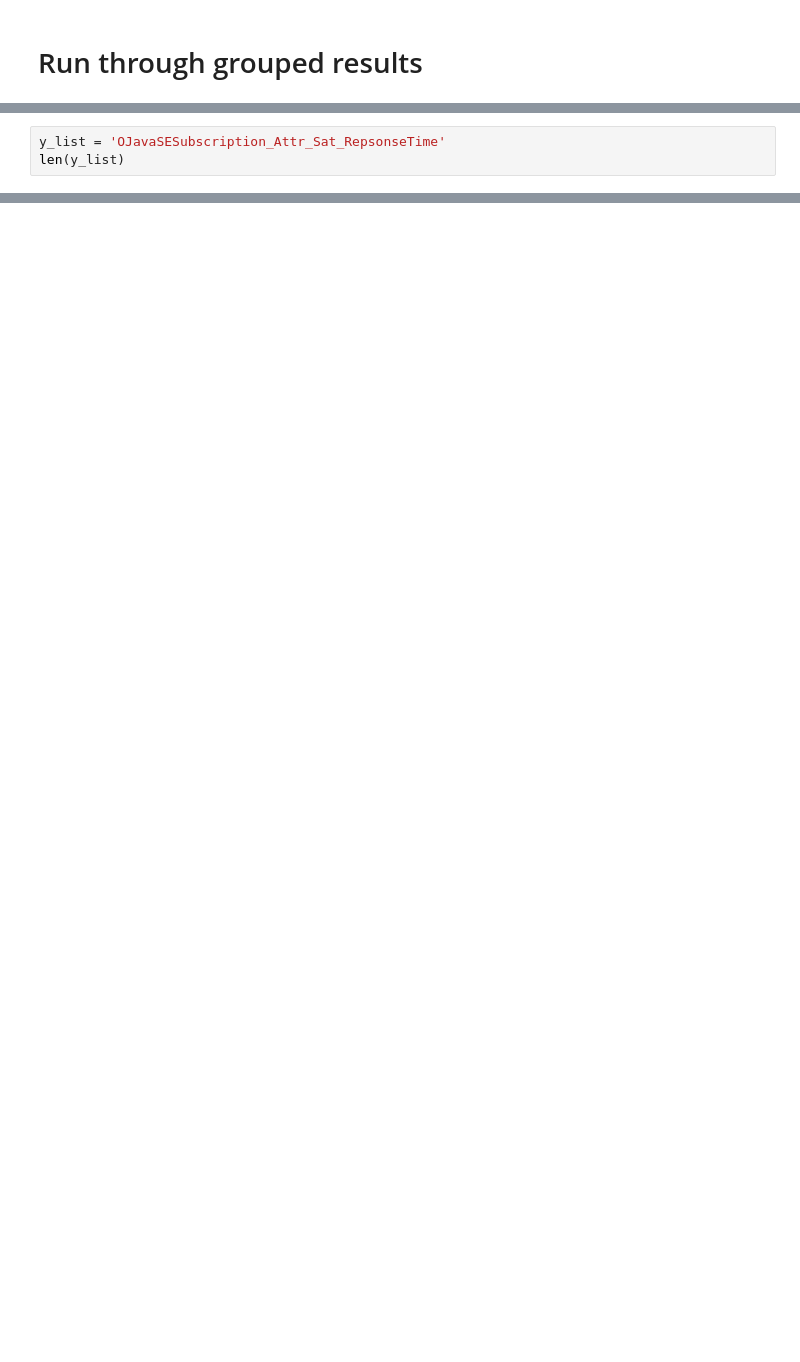
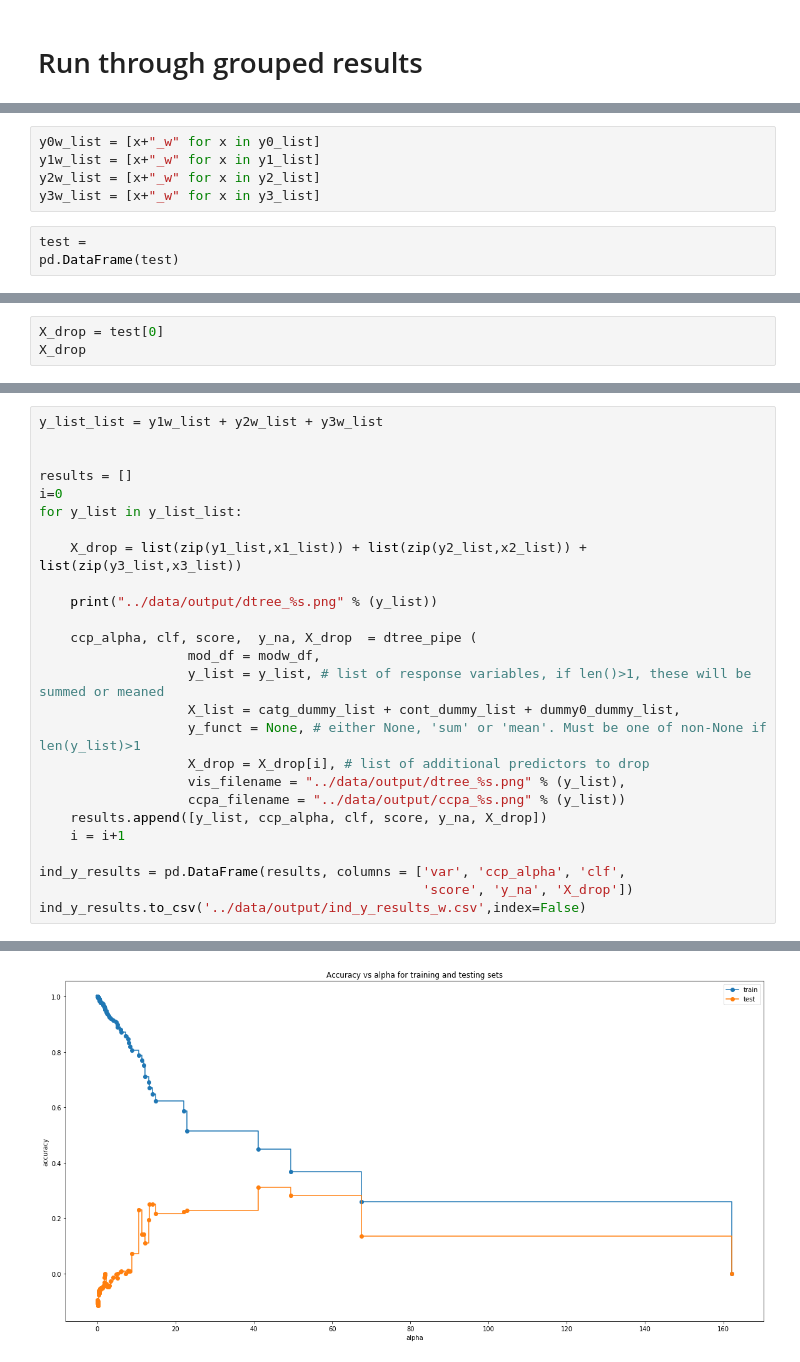
Before and after one commit to liouviaglou/JavaSE_202007, a Jupyter notebook: scripts/decision_trees.ipynb, the cells around one changed output, grey strips where cells are left out. Cells and saved outputs as stored; diff of their text form; blank space fills up the shorter version.

```diff
--- a/scripts/decision_trees.ipynb
+++ b/scripts/decision_trees.ipynb
@@ -533,0 +715,8 @@ len(y_list[0])
+# %%
+y0w_list = [x+"_w" for x in y0_list]
+y1w_list = [x+"_w" for x in y1_list]
+y2w_list = [x+"_w" for x in y2_list]
+y3w_list = [x+"_w" for x in y3_list]
+# %%
+test =
+pd.DataFrame(test)
@@ -533,0 +741,3 @@ len(y_list[0])
+# %%
+X_drop = test[0]
+X_drop
@@ -538,3 +758,0 @@ False
-# %%
-y_list = 'OJavaSESubscription_Attr_Sat_RepsonseTime'
-len(y_list)
@@ -546,0 +773,27 @@ KeyError: "[('Sat_Org_JavaSEAMC', 'Sat_Org_JavaSEAMC_UsageLog', 'Sat_Org_JavaSED
+# %%
+y_list_list = y1w_list + y2w_list + y3w_list
+
+
+results = []
+i=0
+for y_list in y_list_list:
+
+    X_drop = list(zip(y1_list,x1_list)) + list(zip(y2_list,x2_list)) + list(zip(y3_list,x3_list))
+
+    print("../data/output/dtree_%s.png" % (y_list))
+
+    ccp_alpha, clf, score,  y_na, X_drop  = dtree_pipe (
+                   mod_df = modw_df,
+                   y_list = y_list, # list of response variables, if len()>1, these will be summed or meaned
+                   X_list = catg_dummy_list + cont_dummy_list + dummy0_dummy_list,
+                   y_funct = None, # either None, 'sum' or 'mean'. Must be one of non-None if len(y_list)>1
+                   X_drop = X_drop[i], # list of additional predictors to drop
+                   vis_filename = "../data/output/dtree_%s.png" % (y_list),
+                   ccpa_filename = "../data/output/ccpa_%s.png" % (y_list))
+    results.append([y_list, ccp_alpha, clf, score, y_na, X_drop])
+    i = i+1
+
+ind_y_results = pd.DataFrame(results, columns = ['var', 'ccp_alpha', 'clf',
+                                                 'score', 'y_na', 'X_drop'])
+ind_y_results.to_csv('../data/output/ind_y_results_w.csv',index=False)
+# %% [output]
@@ -546,0 +819 @@ KeyError: "[('Sat_Org_JavaSEAMC', 'Sat_Org_JavaSEAMC_UsageLog', 'Sat_Org_JavaSED
+[figure, added]
```
Also changed, not shown: parts of 47 cells of this notebook, 4 other files.
